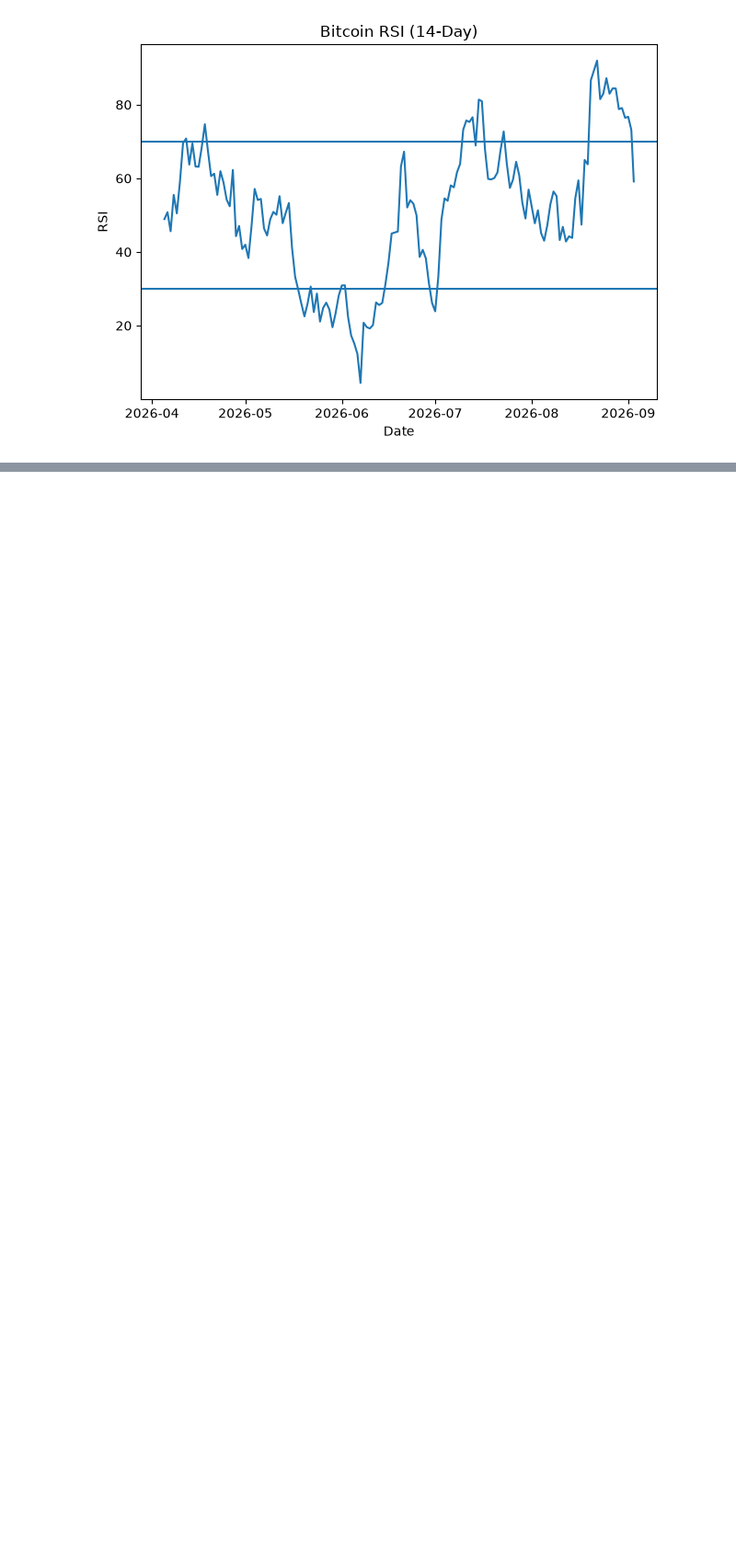
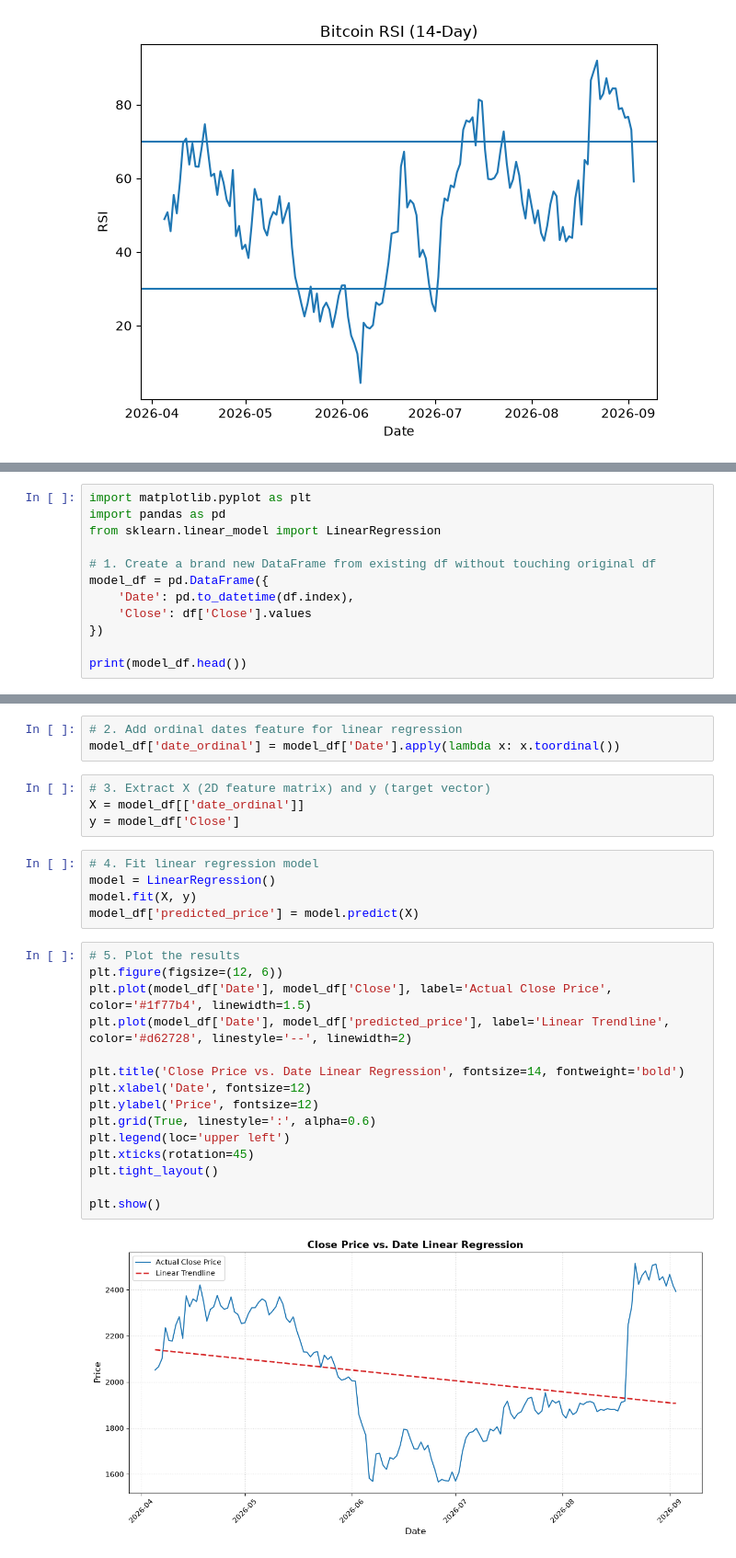
Before and after one commit to AARodgers/coding_notes, a Jupyter notebook: crypto_class/Week5_Homework.ipynb, the cells around one changed output, grey strips where cells are left out. Shown at 92% size. Drawn from its saved outputs; the diff is of its cells as text; blank space fills up the shorter version.

Commit message:
Add linear regression chart

```diff
--- a/crypto_class/Week5_Homework.ipynb
+++ b/crypto_class/Week5_Homework.ipynb
@@ -792,0 +816,12 @@ plt.show()
+# %%
+import matplotlib.pyplot as plt
+import pandas as pd
+from sklearn.linear_model import LinearRegression
+
+# 1. Create a brand new DataFrame from existing df without touching original df
+model_df = pd.DataFrame({
+    'Date': pd.to_datetime(df.index),
+    'Close': df['Close'].values
+})
+
+print(model_df.head())
@@ -792,0 +835,29 @@ plt.show()
+# %%
+# 2. Add ordinal dates feature for linear regression
+model_df['date_ordinal'] = model_df['Date'].apply(lambda x: x.toordinal())
+# %%
+# 3. Extract X (2D feature matrix) and y (target vector)
+X = model_df[['date_ordinal']]
+y = model_df['Close']
+# %%
+# 4. Fit linear regression model
+model = LinearRegression()
+model.fit(X, y)
+model_df['predicted_price'] = model.predict(X)
+# %%
+# 5. Plot the results
+plt.figure(figsize=(12, 6))
+plt.plot(model_df['Date'], model_df['Close'], label='Actual Close Price', color='#1f77b4', linewidth=1.5)
+plt.plot(model_df['Date'], model_df['predicted_price'], label='Linear Trendline', color='#d62728', linestyle='--', linewidth=2)
+
+plt.title('Close Price vs. Date Linear Regression', fontsize=14, fontweight='bold')
+plt.xlabel('Date', fontsize=12)
+plt.ylabel('Price', fontsize=12)
+plt.grid(True, linestyle=':', alpha=0.6)
+plt.legend(loc='upper left')
+plt.xticks(rotation=45)
+plt.tight_layout()
+
+plt.show()
+# %% [output]
+[figure, added]
```
Also changed, not shown: parts of 3 cells of this notebook.
